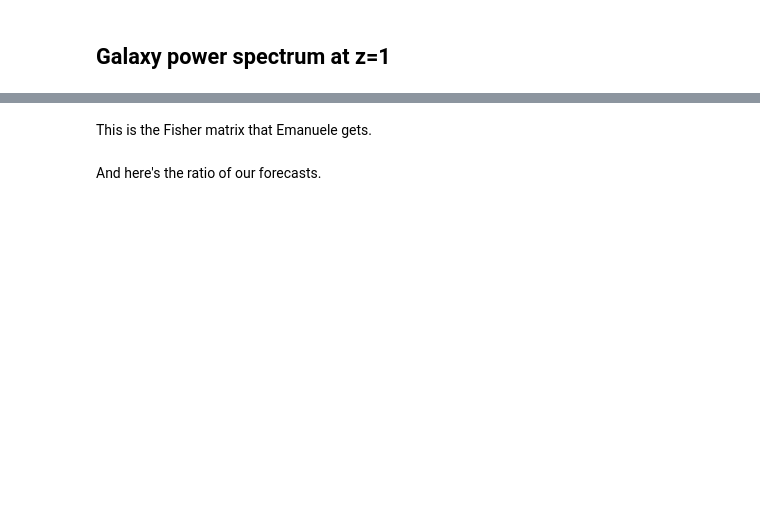
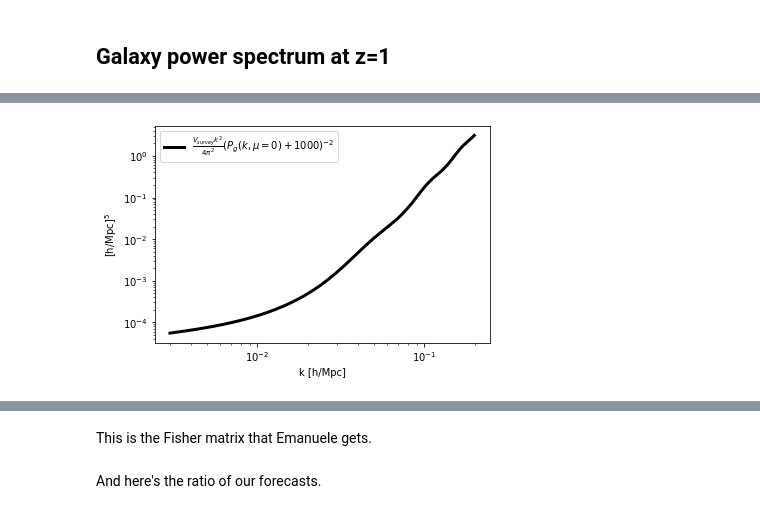
Before and after one commit to NoahSailer/FishLSS, a Jupyter notebook: Comparison with Emanuele's Fisher matrix.ipynb, the cells around one changed output, grey strips where cells are left out. Drawn from its saved outputs; the diff is of its cells as text; code cells hidden in the pictures; blank space fills up the shorter version.

```diff
--- a/Comparison with Emanuele's Fisher matrix.ipynb
+++ b/Comparison with Emanuele's Fisher matrix.ipynb
@@ -228,0 +303,12 @@ plt.savefig('output/galaxy_power_spectrum_z1.pdf')
+# %%
+c = compute_covariance_matrix(fishcast, 0)
+c = 1./np.diag(c)
+c_0 = fishcast.get_f_at_fixed_mu(c/(fishcast.dk*fishcast.dmu),0.)
+# %%
+plt.loglog(kk,c_0(kk),label=r'$\frac{V_{survey} k^2}{4\pi^2}(P_g(k,\mu=0)+1000)^{-2}$',c='k',lw=3)
+plt.legend(loc=0)
+plt.xlabel('k [h/Mpc]')
+plt.ylabel(r'[h/Mpc]$^5$')
+plt.savefig('output/covariance.pdf')
+# %% [output]
+[figure, added]
```
Also changed, not shown: parts of 62 cells of this notebook, 16 other files.
